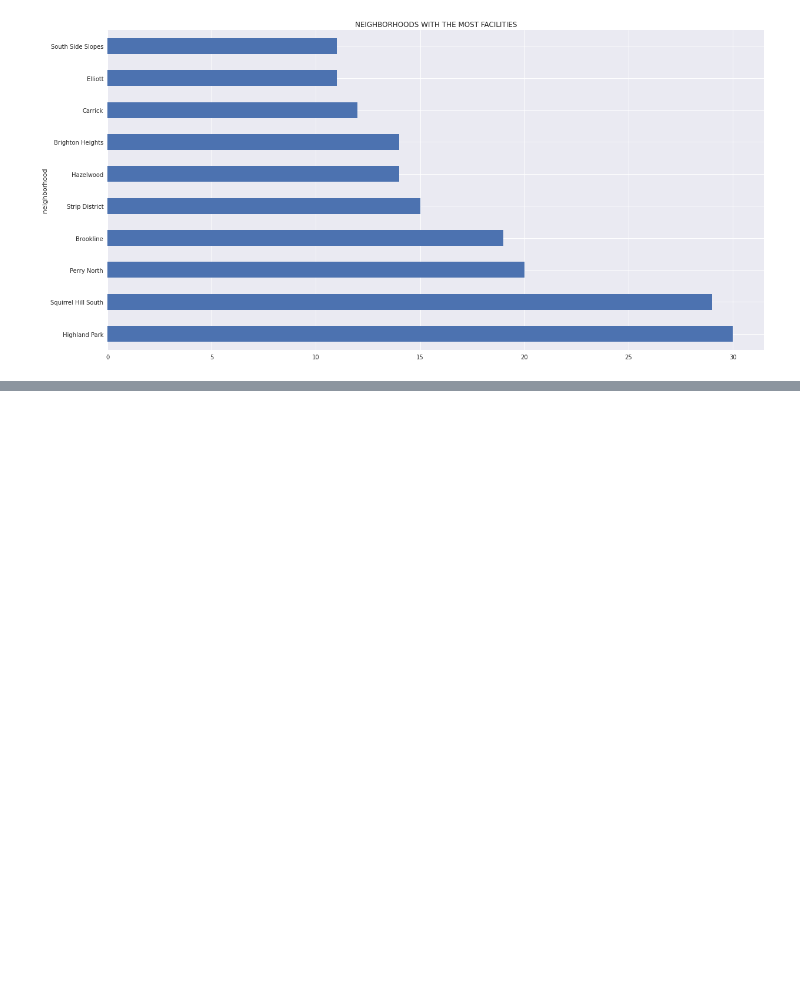
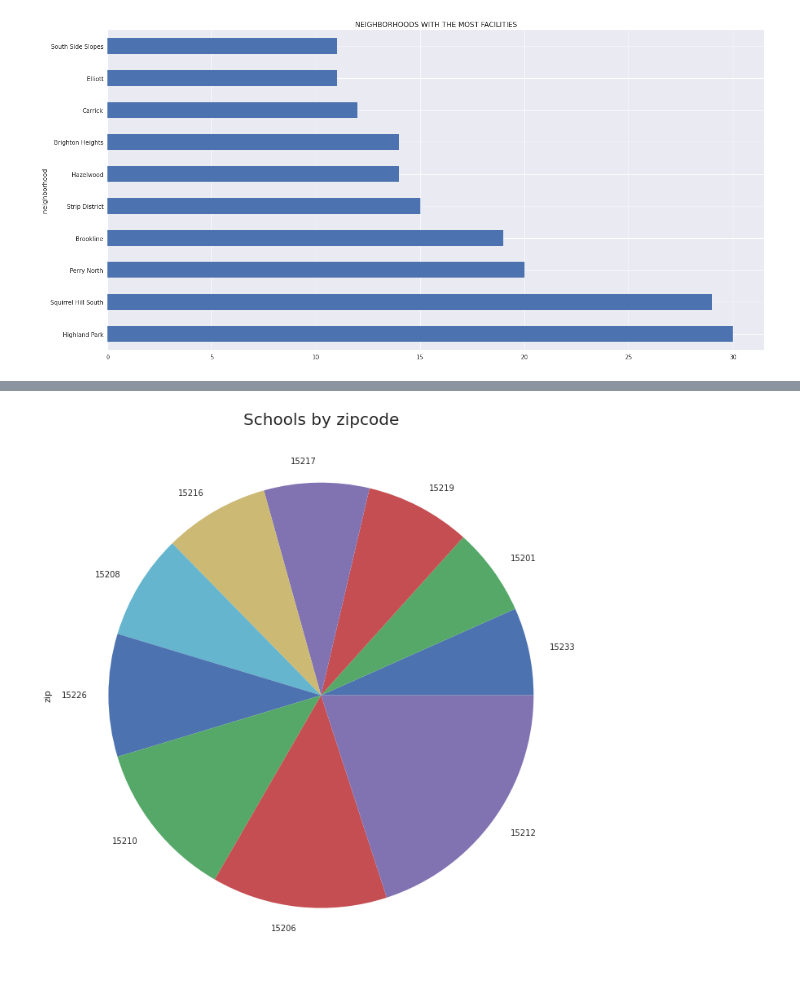
Before and after one commit to kej58/Final-Project, a Jupyter notebook: Presentation (6).ipynb, the cells around one changed output, grey strips where cells are left out. Cells and saved outputs as stored; diff of their text form; code cells hidden in the pictures; blank space fills up the shorter version.

```diff
--- a/Presentation (6).ipynb
+++ b/Presentation (6).ipynb
@@ -341,0 +443,4 @@ plt.show()
+# %%
+#import data from csv file and display first 5 rows
+school_locations = pd.read_csv("SchoolLocations.csv")
+school_locations.head()
@@ -341,0 +454,14 @@ plt.show()
+# %%
+#count schools in each zip code
+school_locations['zip'].value_counts().sort_values(ascending=True)
+
+#Use the matplotlib for graphing
+plt.rcParams['figure.figsize']=(20,12)
+plt.title('Schools by zipcode', fontweight=20,fontsize=20)
+plt.style.use("seaborn")
+#count the schools by zipcode
+zip.iloc[:10].sort_values().plot.pie()
+plt.xticks(rotation=90)
+plt.show()
+# %% [output]
+[figure, added]
```
Also changed, not shown: parts of 16 cells of this notebook.
